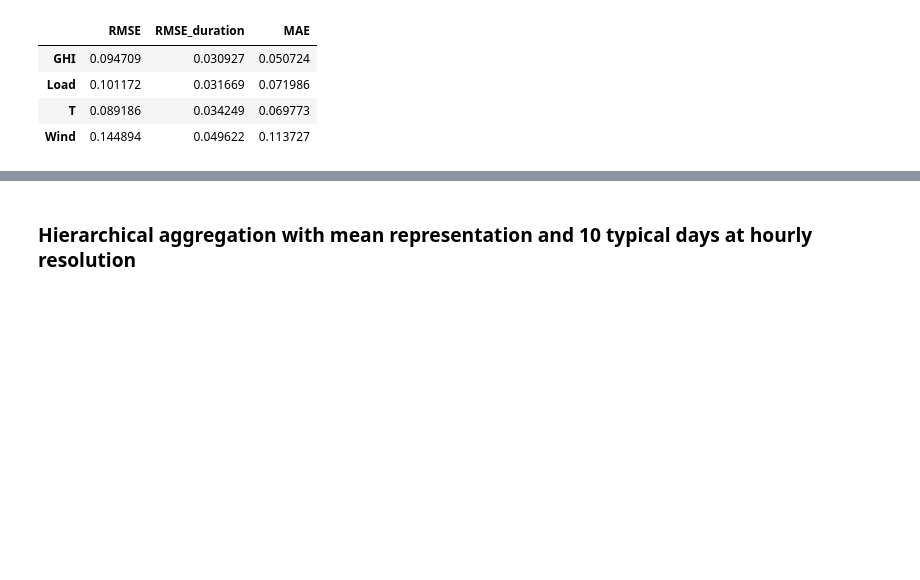
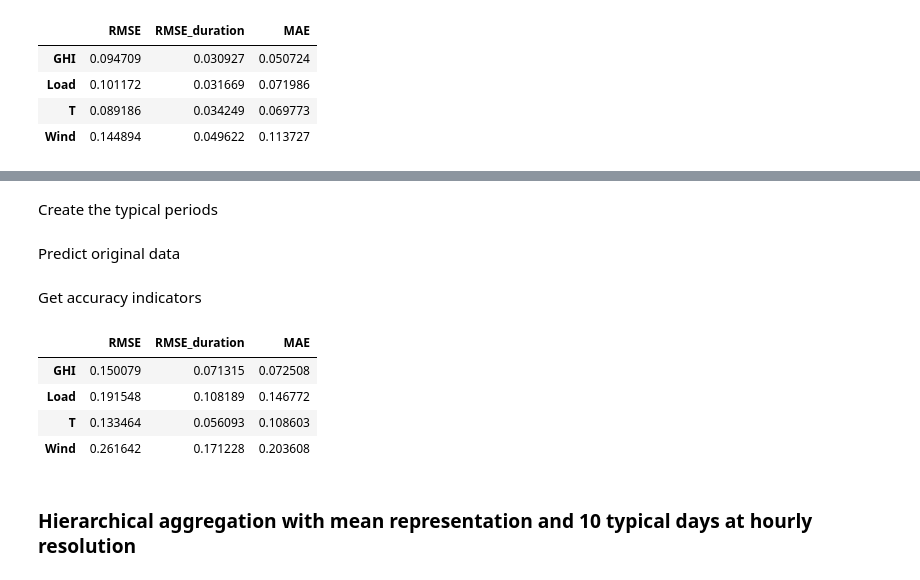
Before and after one commit to FZJ-IEK3-VSA/tsam, a Jupyter notebook: examples/aggregation_representation.ipynb, the cells around one changed output, grey strips where cells are left out. Cells and saved outputs as stored; diff of their text form; code cells hidden in the pictures; blank space fills up the shorter version.

```diff
--- a/examples/aggregation_representation.ipynb
+++ b/examples/aggregation_representation.ipynb
@@ -62,0 +70,2 @@ aggregationMedoid.accuracyIndicators()
+# %% [markdown]
+Create the typical periods
@@ -62,0 +74,2 @@ aggregationMedoid.accuracyIndicators()
+# %% [markdown]
+Predict original data
@@ -63,3 +78,13 @@ aggregationMedoid.accuracyIndicators()
+# %% [markdown]
+Get accuracy indicators
+# %%
+aggregationMaxoid.accuracyIndicators()
+# %% [output]
+|  | RMSE | RMSE_duration | MAE |
+| GHI | 0.150079 | 0.071315 | 0.072508 |
+| Load | 0.191548 | 0.108189 | 0.146772 |
+| T | 0.133464 | 0.056093 | 0.108603 |
+| Wind | 0.261642 | 0.171228 | 0.203608 |
 # %% [markdown]
 ### Hierarchical aggregation with mean representation and 10 typical days at hourly resolution
 # %%
```
Also changed, not shown: parts of 9 cells of this notebook, 4 other files.
